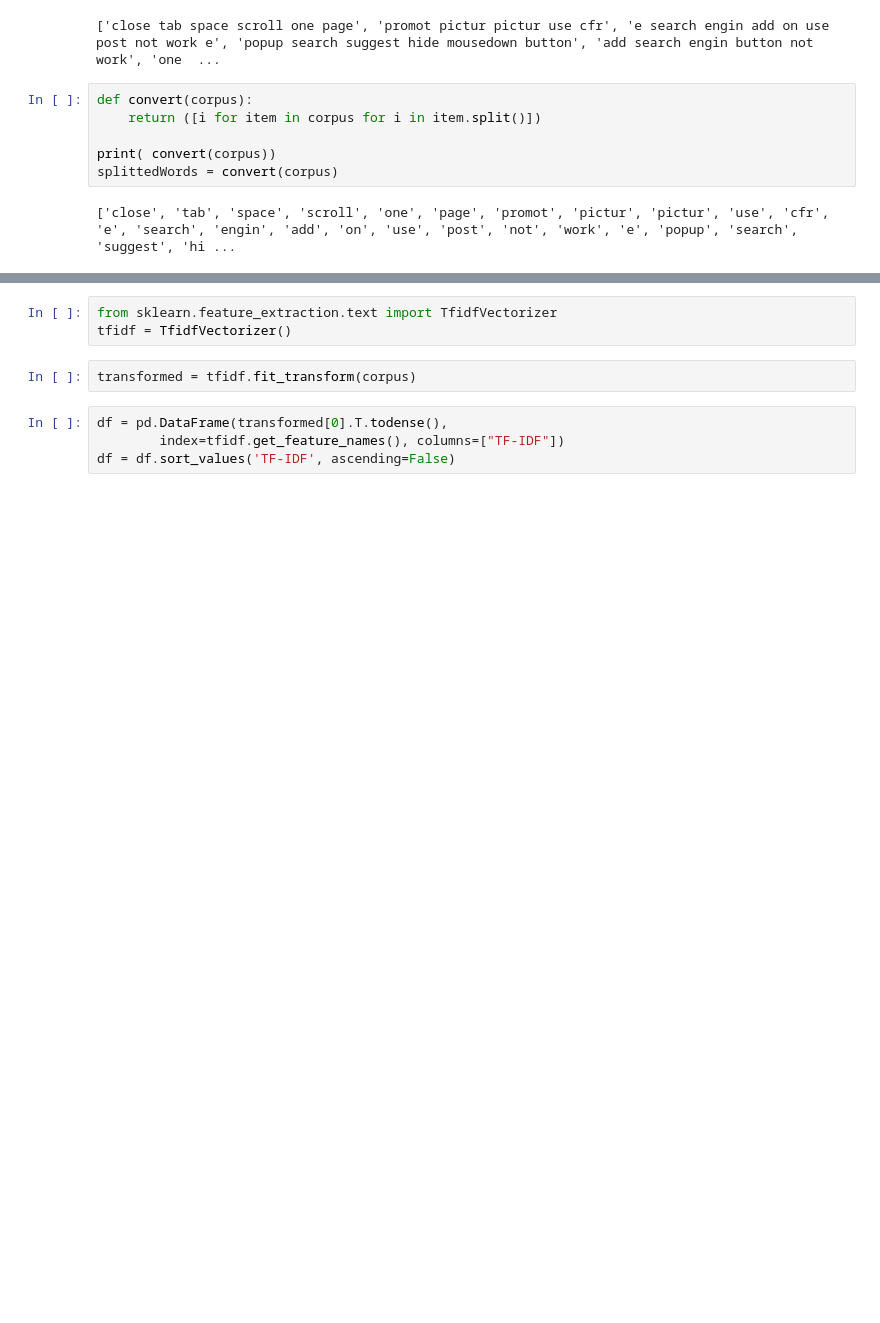
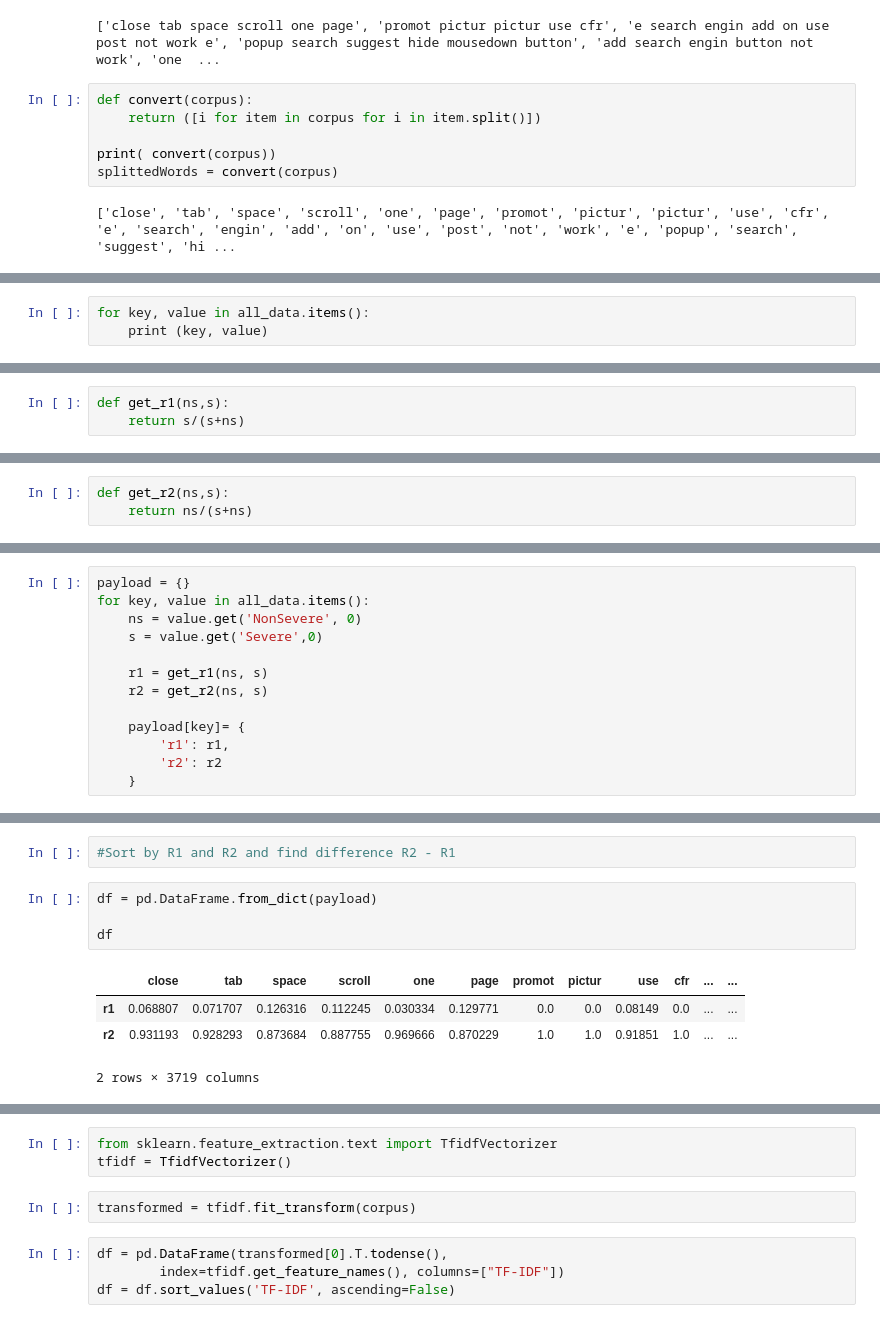
Before and after one commit to fatymaziz/DataAnalysis, a Jupyter notebook: BugSeverityPrediction-Dictionarybased.ipynb, the cells around one changed output, grey strips where cells are left out. Cells and saved outputs as stored; diff of their text form; blank space fills up the shorter version.

```diff
--- a/BugSeverityPrediction-Dictionarybased.ipynb
+++ b/BugSeverityPrediction-Dictionarybased.ipynb
@@ -264,0 +282,3 @@ dictionary = {
+# %%
+for key, value in all_data.items():
+    print (key, value)
@@ -264,0 +307,3 @@ dictionary = {
+# %%
+def get_r1(ns,s):
+    return s/(s+ns)
@@ -264,0 +314,3 @@ dictionary = {
+# %%
+def get_r2(ns,s):
+    return ns/(s+ns)
@@ -264,0 +321,13 @@ dictionary = {
+# %%
+payload = {}
+for key, value in all_data.items():
+    ns = value.get('NonSevere', 0)
+    s = value.get('Severe',0)
+
+    r1 = get_r1(ns, s)
+    r2 = get_r2(ns, s)
+
+    payload[key]= {
+        'r1': r1,
+        'r2': r2
+    }
@@ -264,0 +354,11 @@ dictionary = {
+# %%
+#Sort by R1 and R2 and find difference R2 - R1
+# %%
+df = pd.DataFrame.from_dict(payload)
+
+df
+# %% [output]
+|  | close | tab | space | scroll | one | page | promot | pictur | use | cfr | ... | ... |
+| r1 | 0.068807 | 0.071707 | 0.126316 | 0.112245 | 0.030334 | 0.129771 | 0.0 | 0.0 | 0.08149 | 0.0 | ... | ... |
+| r2 | 0.931193 | 0.928293 | 0.873684 | 0.887755 | 0.969666 | 0.870229 | 1.0 | 1.0 | 0.91851 | 1.0 | ... | ... |
+2 rows × 3719 columns
```
Also changed, not shown: parts of 34 cells of this notebook.
